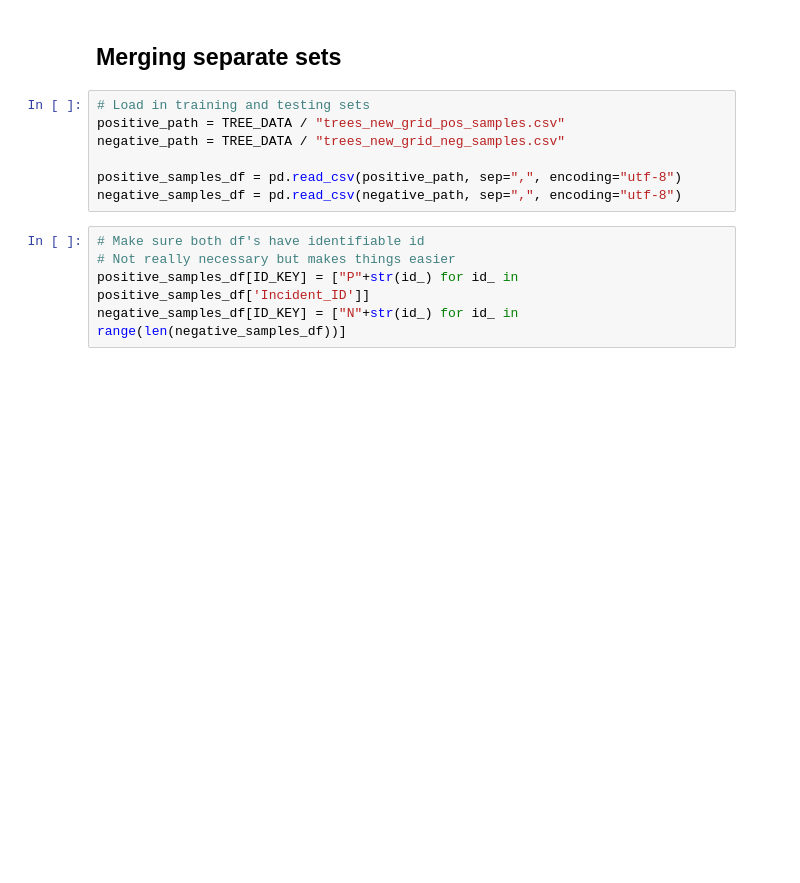
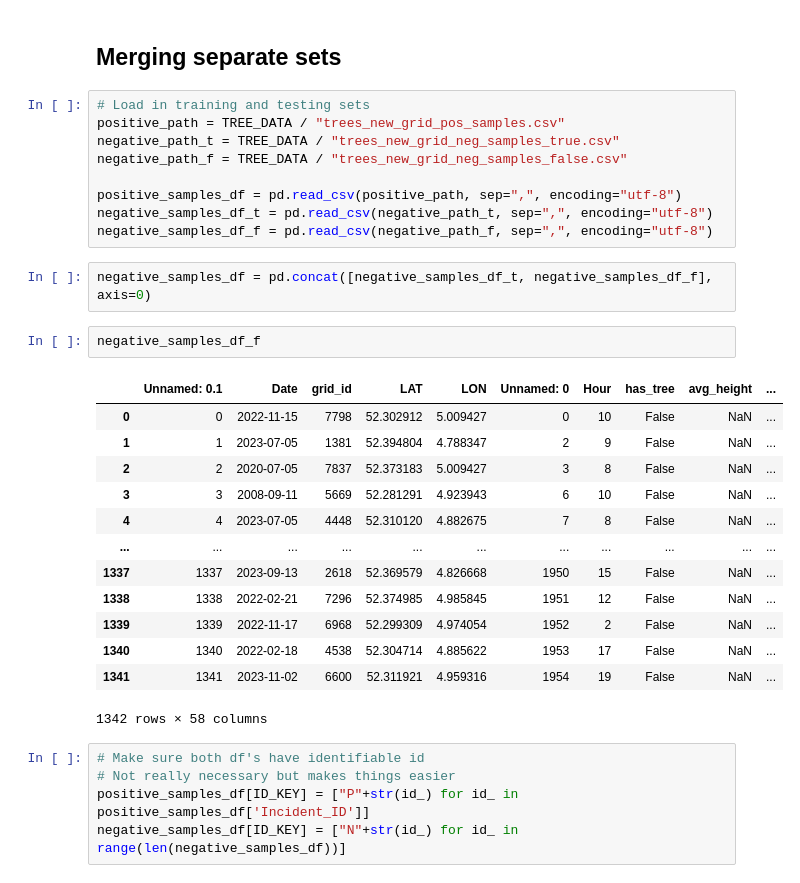
Before and after one commit to UhhBart/MSc_DSP_G2, a Jupyter notebook: src/descision_tree_exploration.ipynb, the cells around one changed output. Cells and saved outputs as stored; diff of their text form; blank space fills up the shorter version.

```diff
--- a/src/descision_tree_exploration.ipynb
+++ b/src/descision_tree_exploration.ipynb
@@ -48,10 +48,30 @@ SOIL_TEMPERATURE_COLUMNS = [
 # %%
 # Load in training and testing sets
 positive_path = TREE_DATA / "trees_new_grid_pos_samples.csv"
-negative_path = TREE_DATA / "trees_new_grid_neg_samples.csv"
+negative_path_t = TREE_DATA / "trees_new_grid_neg_samples_true.csv"
+negative_path_f = TREE_DATA / "trees_new_grid_neg_samples_false.csv"
 
 positive_samples_df = pd.read_csv(positive_path, sep=",", encoding="utf-8")
-negative_samples_df = pd.read_csv(negative_path, sep=",", encoding="utf-8")
+negative_samples_df_t = pd.read_csv(negative_path_t, sep=",", encoding="utf-8")
+negative_samples_df_f = pd.read_csv(negative_path_f, sep=",", encoding="utf-8")
+# %%
+negative_samples_df = pd.concat([negative_samples_df_t, negative_samples_df_f], axis=0)
+# %%
+negative_samples_df_f
+# %% [output]
+|  | Unnamed: 0.1 | Date | grid_id | LAT | LON | Unnamed: 0 | Hour | has_tree | avg_height | ... |
+| 0 | 0 | 2022-11-15 | 7798 | 52.302912 | 5.009427 | 0 | 10 | False | NaN | ... |
+| 1 | 1 | 2023-07-05 | 1381 | 52.394804 | 4.788347 | 2 | 9 | False | NaN | ... |
+| 2 | 2 | 2020-07-05 | 7837 | 52.373183 | 5.009427 | 3 | 8 | False | NaN | ... |
+| 3 | 3 | 2008-09-11 | 5669 | 52.281291 | 4.923943 | 6 | 10 | False | NaN | ... |
+| 4 | 4 | 2023-07-05 | 4448 | 52.310120 | 4.882675 | 7 | 8 | False | NaN | ... |
+| ... | ... | ... | ... | ... | ... | ... | ... | ... | ... | ... |
+| 1337 | 1337 | 2023-09-13 | 2618 | 52.369579 | 4.826668 | 1950 | 15 | False | NaN | ... |
+| 1338 | 1338 | 2022-02-21 | 7296 | 52.374985 | 4.985845 | 1951 | 12 | False | NaN | ... |
+| 1339 | 1339 | 2022-11-17 | 6968 | 52.299309 | 4.974054 | 1952 | 2 | False | NaN | ... |
+| 1340 | 1340 | 2022-02-18 | 4538 | 52.304714 | 4.885622 | 1953 | 17 | False | NaN | ... |
+| 1341 | 1341 | 2023-11-02 | 6600 | 52.311921 | 4.959316 | 1954 | 19 | False | NaN | ... |
+1342 rows × 58 columns
 # %%
 # Make sure both df's have identifiable id
 # Not really necessary but makes things easier
```
Also changed, not shown: parts of 11 cells of this notebook, 4 other files.
